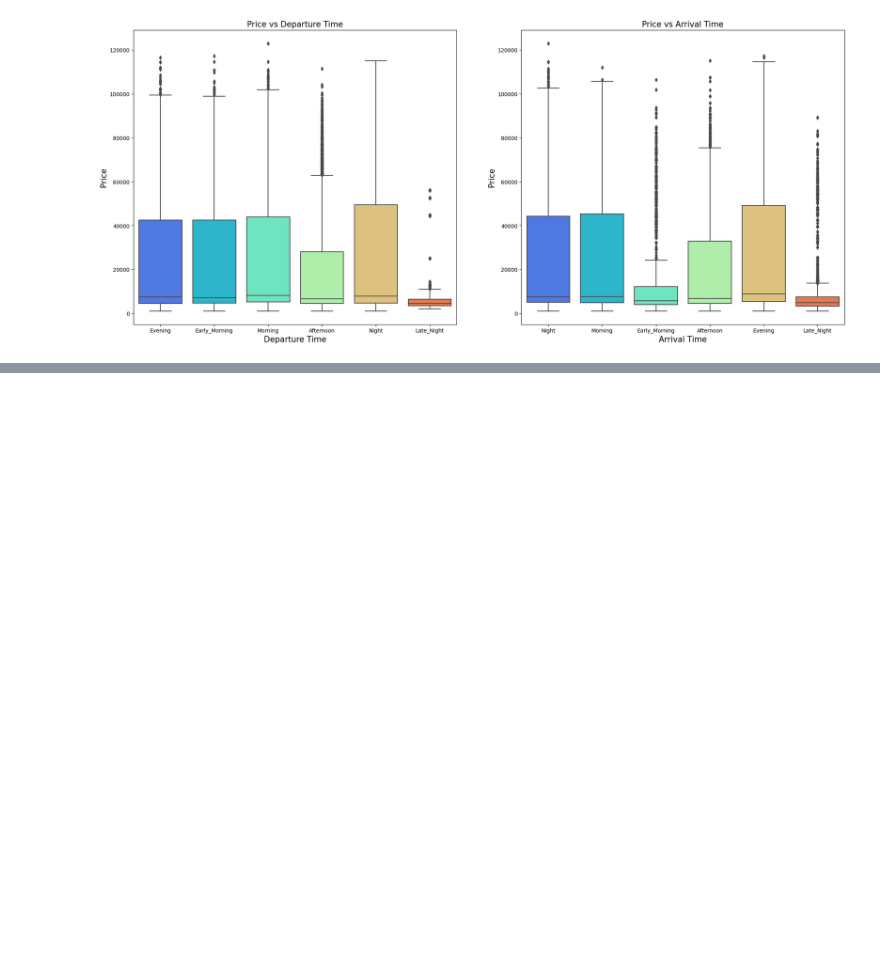
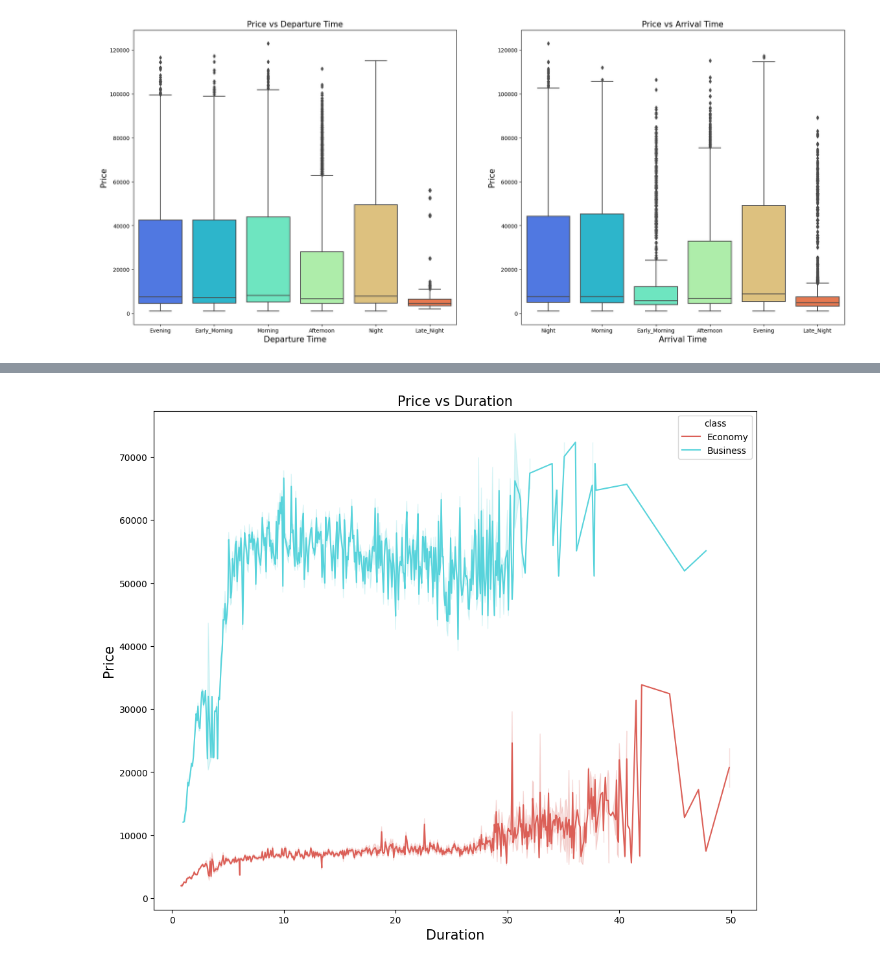
Before and after one commit to unclethien/Flight-Price-Prediction-Project, a Jupyter notebook: data analysis.ipynb, the cells around one changed output, grey strips where cells are left out. Drawn from its saved outputs; the diff is of its cells as text; code cells hidden in the pictures; blank space fills up the shorter version.

```diff
--- a/data analysis.ipynb
+++ b/data analysis.ipynb
@@ -214,0 +231,10 @@ plt.show()
+# %%
+# price vary with flight duration
+plt.figure(figsize=(12,10))
+sns.lineplot(x='duration',y='price',data=df,hue='class', palette='hls')
+plt.title('Price vs Duration',fontsize=15)
+plt.xlabel('Duration',fontsize=15)
+plt.ylabel('Price',fontsize=15)
+plt.show()
+# %% [output]
+[figure, added]
```
Also changed, not shown: parts of 1 cell of this notebook.
